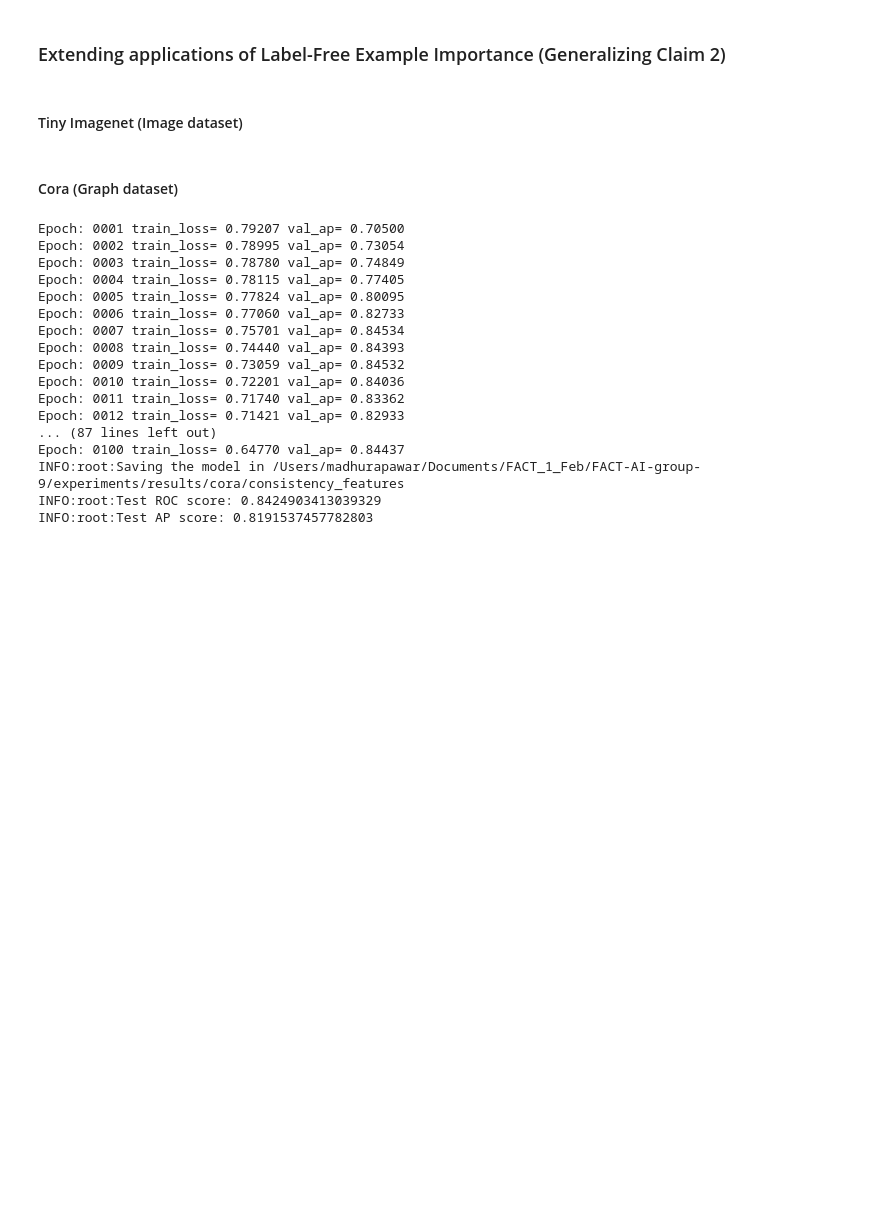
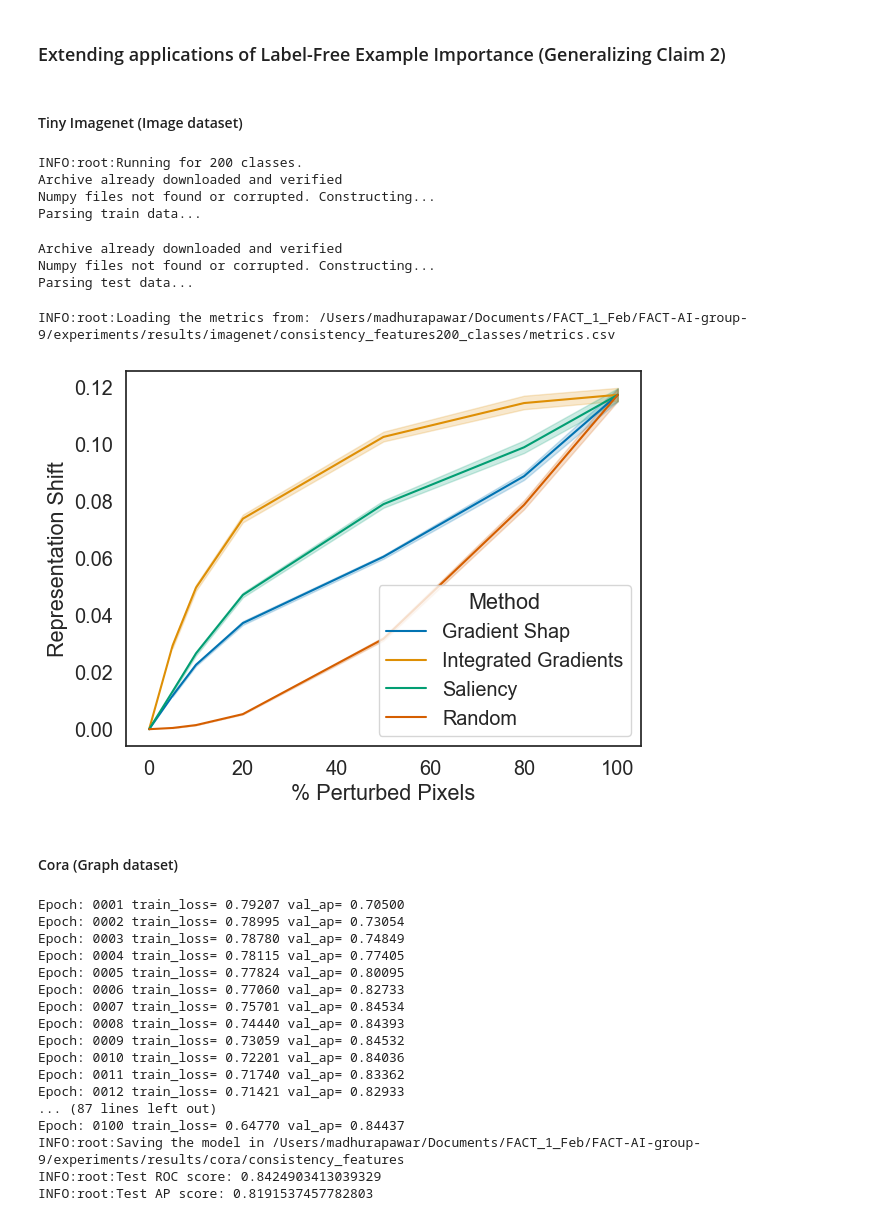
Before and after one commit to vpariza/Re-Label-Free-XAI, a Jupyter notebook: experiments/run_experiments.ipynb, the cells around one changed output. Cells and saved outputs as stored; diff of their text form; code cells hidden in the pictures; blank space fills up the shorter version.

Commit message:
[SUBMISSION CHANGES] Load metrics & Model | ImgN

```diff
--- a/experiments/run_experiments.ipynb
+++ b/experiments/run_experiments.ipynb
@@ -290,17 +290,27 @@ INFO:root:Run 0 complete
 #### Tiny Imagenet (Image dataset)
 # %%
 # Define the Parameters for this experiment
-# random_seed=1       # The seed for the beginning of the experiment
-# n_epochs=100        # number of epochs to train
-# load_models=True        # Load pretrained models from files? (True or False)
-# load_metrics=True       # Change it to True if you ONLY want to calculate the final box figure from the existing saved metrics
+random_seed=1       # The seed for the beginning of the experiment
+n_epochs=100        # number of epochs to train
+load_models=True        # Load pretrained models from files? (True or False)
+load_metrics= True    # Change it to True if you ONLY want to calculate the final box figure from the existing saved metrics
 # %%
-# imagenet.consistency_feature_importance(
-#     random_seed=random_seed,
-#     n_epochs=n_epochs,
-#     load_models=load_models,
-#     load_metrics=load_metrics,
-#     )
+imagenet.consistency_feature_importance(
+    random_seed=random_seed,
+    n_epochs=n_epochs,
+    load_models=load_models,
+    load_metrics=load_metrics,
+    )
+# %% [output]
+INFO:root:Running for 200 classes.
+Archive already downloaded and verified
+Numpy files not found or corrupted. Constructing...
+Parsing train data...
+Archive already downloaded and verified
+Numpy files not found or corrupted. Constructing...
+Parsing test data...
+INFO:root:Loading the metrics from: /Users/madhurapawar/Documents/FACT_1_Feb/FACT-AI-group-9/experiments/results/imagenet/consistency_features200_classes/metrics.csv
+[figure, added]
 # %% [markdown]
 #### Cora (Graph dataset)
 # %%
```
